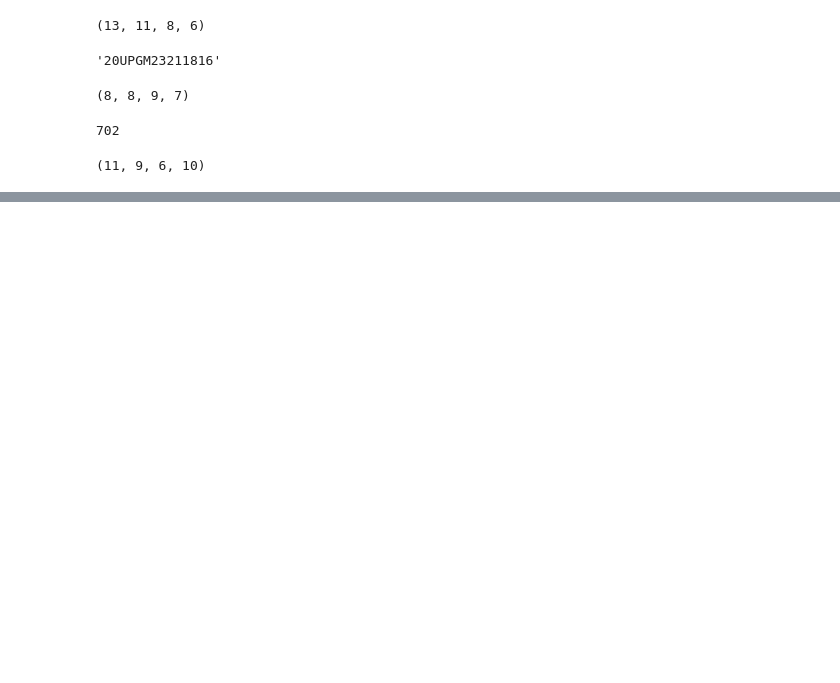
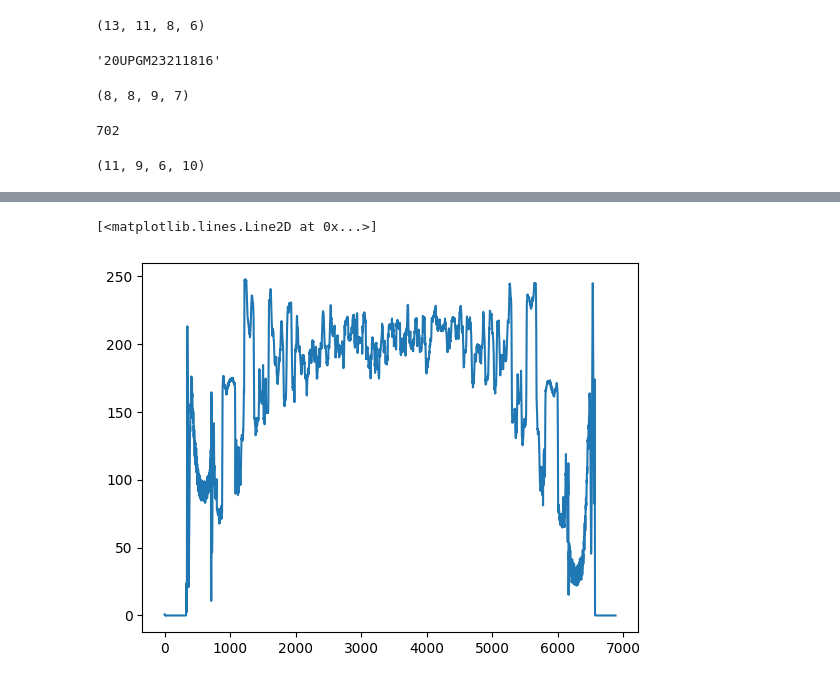
Before and after one commit to GabrielVandersippe/cern-cablage, a Jupyter notebook: lucas.ipynb, the cells around one changed output, grey strips where cells are left out. Saved outputs shown, nothing was run; the diff lists cells and outputs as text; code cells hidden in the pictures; blank space fills up the shorter version.

```diff
--- a/lucas.ipynb
+++ b/lucas.ipynb
@@ -145,0 +351,5 @@ np.True_
+# %%
+plt.plot(np.arange(bw.shape[1]), colonnes)
+# %% [output]
+[<matplotlib.lines.Line2D at 0x...>]
+[figure, added]
```
Also changed, not shown: parts of 20 cells of this notebook.
